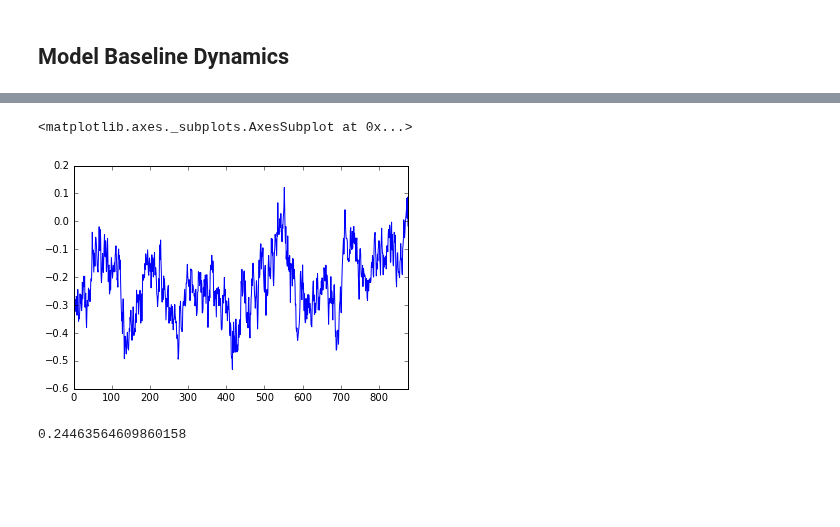
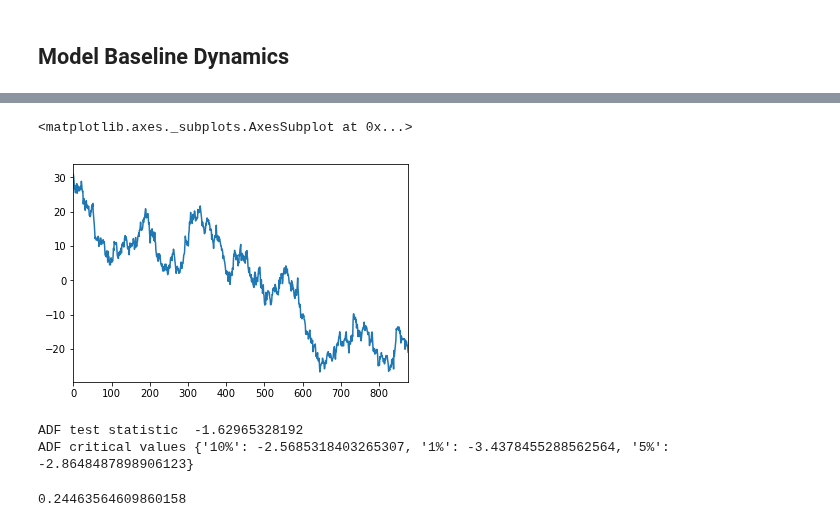
Before and after one commit to joerischasfoort/sim-fin-abm, a Jupyter notebook: Fundamentals-unhinged-baseline-replication.ipynb, the cells around one changed output, grey strips where cells are left out. Cells and saved outputs as stored; diff of their text form; code cells hidden in the pictures; blank space fills up the shorter version.

```diff
--- a/Fundamentals-unhinged-baseline-replication.ipynb
+++ b/Fundamentals-unhinged-baseline-replication.ipynb
@@ -178,8 +184,21 @@ fig.savefig('model_dynamics.png')
-# %%
-mc_dev_fundaments.mean(axis=1).plot()
-# %% [output]
-<matplotlib.axes._subplots.AxesSubplot at 0x...>
-[figure, removed]
+# %%
+# calculate co-integration of price and fundamentals
+model = sm.OLS(mc_fundamentals.mean(axis=1), mc_prices.mean(axis=1))
+res = model.fit()
+residuals = res.resid
+# %%
+residuals.plot()
+# %% [output]
+<matplotlib.axes._subplots.AxesSubplot at 0x...>
+[figure, added]
+# %%
+# the null is that the series is not stationary.
+cadf = ts.adfuller(residuals)
+print('ADF test statistic ', cadf[0])
+print('ADF critical values', cadf[4])
+# %% [output]
+ADF test statistic  -1.62965328192
+ADF critical values {'10%': -2.5685318403265307, '1%': -3.4378455288562564, '5%': -2.8648487898906123}
 # %%
 hurst(mc_dev_fundaments.mean(axis=1))
 # %% [output]
```
Also changed, not shown: parts of 4 cells of this notebook, 2 other files.
